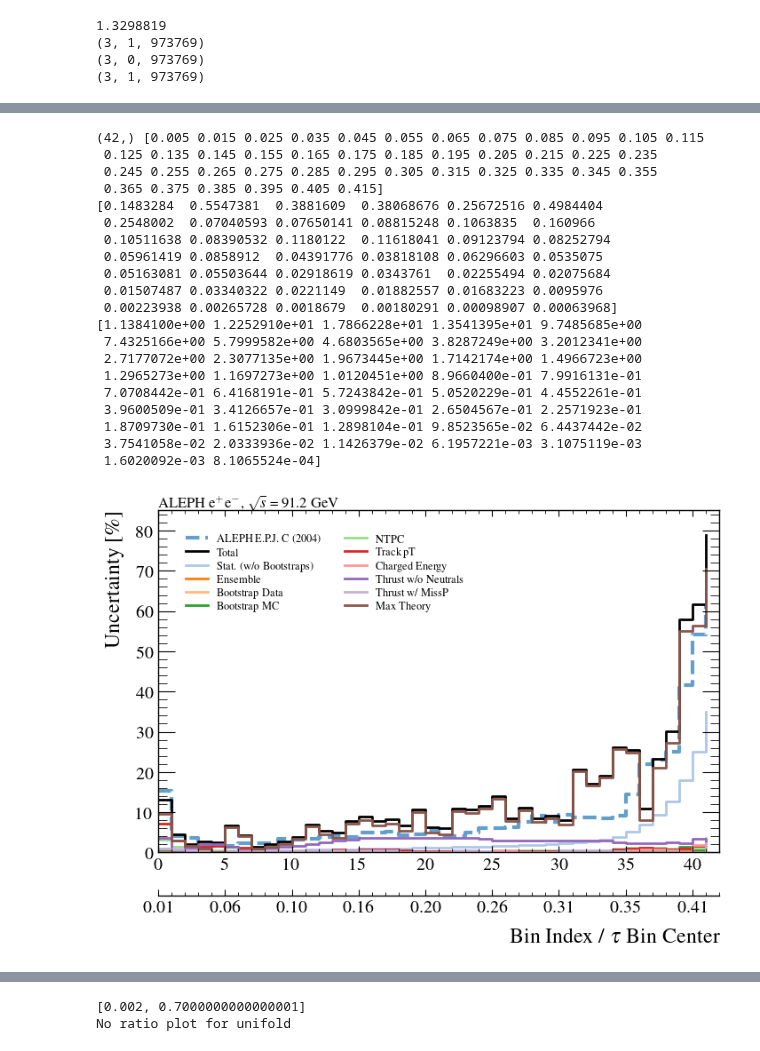
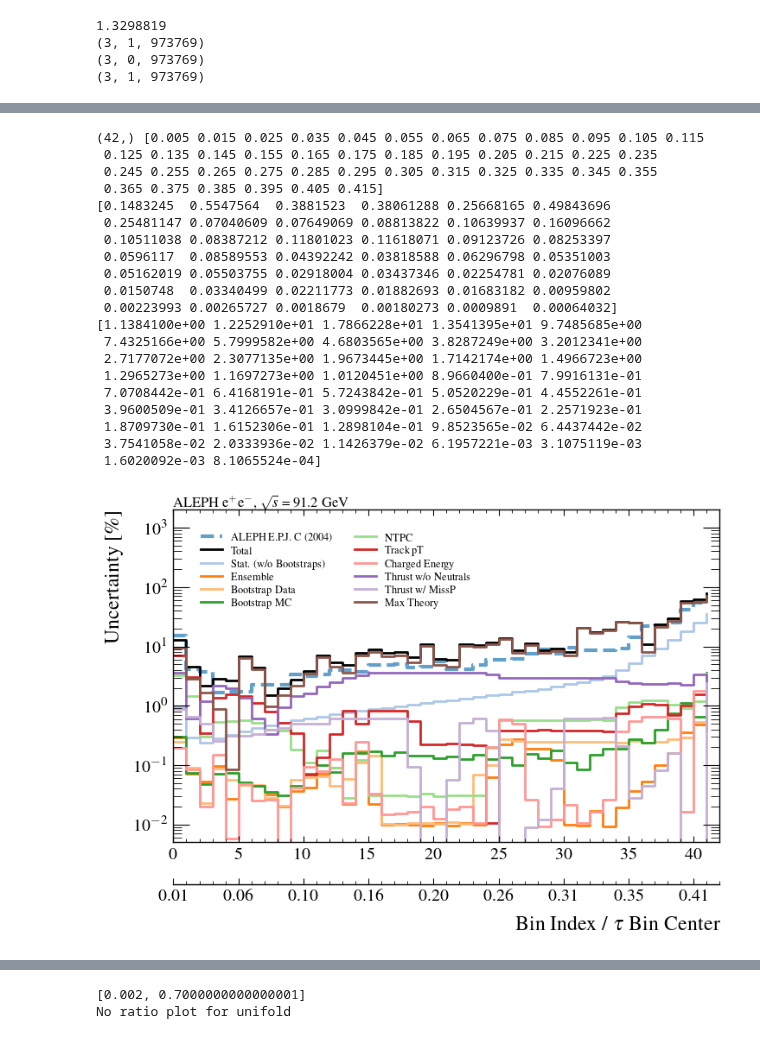
Before and after one commit to badeaa3/unfold-ee-logtau, a Jupyter notebook: Plotting/VisualizeResult.ipynb, the cells around one changed output, grey strips where cells are left out. Saved outputs shown, nothing was run; the diff lists cells and outputs as text; code cells hidden in the pictures.

```diff
--- a/Plotting/VisualizeResult.ipynb
+++ b/Plotting/VisualizeResult.ipynb
@@ -54,6 +52,7 @@ GlobalPathConf = {
             # "/home/badea/e+e-/aleph/unfold-ee-logtau/results/training-81e396c6/", # N=10 new training with tensorflow+omnifold versions
             "/home/badea/e+e-/aleph/unfold-ee-logtau/results/training-7efcc4c6/", # N=100 only theory
             "/home/badea/e+e-/aleph/unfold-ee-logtau/results/training-06dd2025/", # N=100 everything
+            "/home/badea/e+e-/aleph/unfold-ee-logtau/results/training-f3395dfe/", # N=100 additional 5 boostrap mc and data
             # "/home/badea/e+e-/aleph/temp/training-cda2f380", # N=10 theory only on NERSC
         ],
         "new_mc" : "/home/badea/e+e-/aleph/derivations/20250527/"
@@ -679,46 +679,46 @@ secax.set_xlabel(
     r"Bin Index / $\log(\tau)$ Bin Center" if key == "logtau" else
     r"Bin Index / $\tau$ Bin Center"
 )
 
 # ax.set_xlabel("Bin Index") # $\log(\tau)$
 ax.set_xlabel("")
 ax.set_ylabel(ylabel)
-# ax.set_yscale("log")
-# ax.set_ylim(5*10**-3, 2*10**3)
 if key == "tau":
-    ax.set_ylim(0, 85)
+    # ax.set_ylim(0, 85)
+    ax.set_yscale("log")
+    ax.set_ylim(5*10**-3, 2*10**3)
     ax.set_xlim(0, 42)
 elif key == "logtau":
     ax.set_ylim(0, 50)
 else:
     print("What key?")
 ax.text(0, 1, r"ALEPH e$^{+}$e$^{-}$, $\sqrt{s}$ = 91.2 GeV", transform=ax.transAxes, ha='left', va='bottom', fontsize=12)
 ax.legend(ncol=2, fontsize=15 if plotTheoryOnly else 9, bbox_to_anchor=(0.02, 0.98), loc="upper left")
-outName = f"{key}_unifold_uncertainty_TheoryComparison.pdf" if plotTheoryOnly else "{key}_unifold_uncertainty.pdf"
-plt.savefig(outName, bbox_inches='tight')
+outName = f"{key}_unifold_uncertainty_TheoryComparison.pdf" if plotTheoryOnly else f"{key}_unifold_uncertainty.pdf"
+# plt.savefig(outName, bbox_inches='tight')
 plt.show()
 # %% [output]
 (42,) [0.005 0.015 0.025 0.035 0.045 0.055 0.065 0.075 0.085 0.095 0.105 0.115
  0.125 0.135 0.145 0.155 0.165 0.175 0.185 0.195 0.205 0.215 0.225 0.235
  0.245 0.255 0.265 0.275 0.285 0.295 0.305 0.315 0.325 0.335 0.345 0.355
  0.365 0.375 0.385 0.395 0.405 0.415]
-[0.1483284  0.5547381  0.3881609  0.38068676 0.25672516 0.4984404
- 0.2548002  0.07040593 0.07650141 0.08815248 0.1063835  0.160966
- 0.10511638 0.08390532 0.1180122  0.11618041 0.09123794 0.08252794
- 0.05961419 0.0858912  0.04391776 0.03818108 0.06296603 0.0535075
- 0.05163081 0.05503644 0.02918619 0.0343761  0.02255494 0.02075684
- 0.01507487 0.03340322 0.0221149  0.01882557 0.01683223 0.0095976
- 0.00223938 0.00265728 0.0018679  0.00180291 0.00098907 0.00063968]
+[0.1483245  0.5547564  0.3881523  0.38061288 0.25668165 0.49843696
+ 0.25481147 0.07040609 0.07649069 0.08813822 0.10639937 0.16096662
+ 0.10511038 0.08387212 0.11801023 0.11618071 0.09123726 0.08253397
+ 0.0596117  0.08589553 0.04392242 0.03818588 0.06296798 0.05351003
+ 0.05162019 0.05503755 0.02918004 0.03437346 0.02254781 0.02076089
+ 0.0150748  0.03340499 0.02211773 0.01882693 0.01683182 0.00959802
+ 0.00223993 0.00265727 0.0018679  0.00180273 0.0009891  0.00064032]
 [1.1384100e+00 1.2252910e+01 1.7866228e+01 1.3541395e+01 9.7485685e+00
  7.4325166e+00 5.7999582e+00 4.6803565e+00 3.8287249e+00 3.2012341e+00
  2.7177072e+00 2.3077135e+00 1.9673445e+00 1.7142174e+00 1.4966723e+00
  1.2965273e+00 1.1697273e+00 1.0120451e+00 8.9660400e-01 7.9916131e-01
  7.0708442e-01 6.4168191e-01 5.7243842e-01 5.0520229e-01 4.4552261e-01
  3.9600509e-01 3.4126657e-01 3.0999842e-01 2.6504567e-01 2.2571923e-01
  1.8709730e-01 1.6152306e-01 1.2898104e-01 9.8523565e-02 6.4437442e-02
  3.7541058e-02 2.0333936e-02 1.1426379e-02 6.1957221e-03 3.1075119e-03
  1.6020092e-03 8.1065524e-04]
-[figure, old version]
+[figure, new version]
 # %%
 # plot
 fig, ax = plt.subplots(figsize=(8, 5))
```
Also changed, not shown: parts of 9 cells of this notebook.
